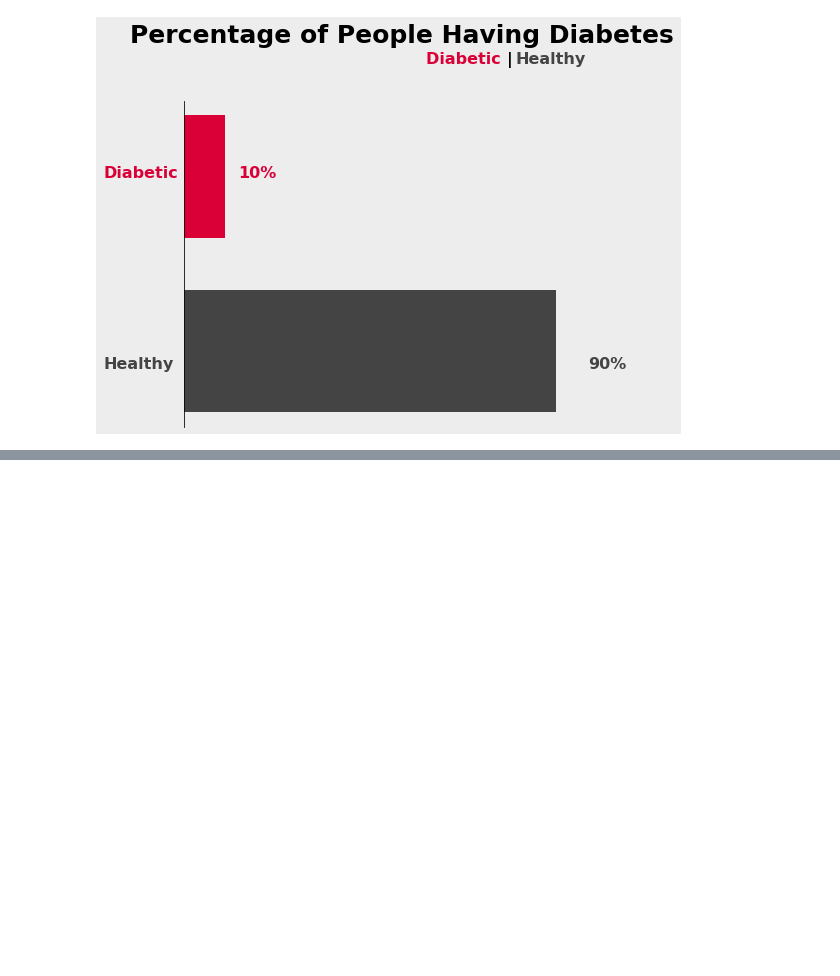
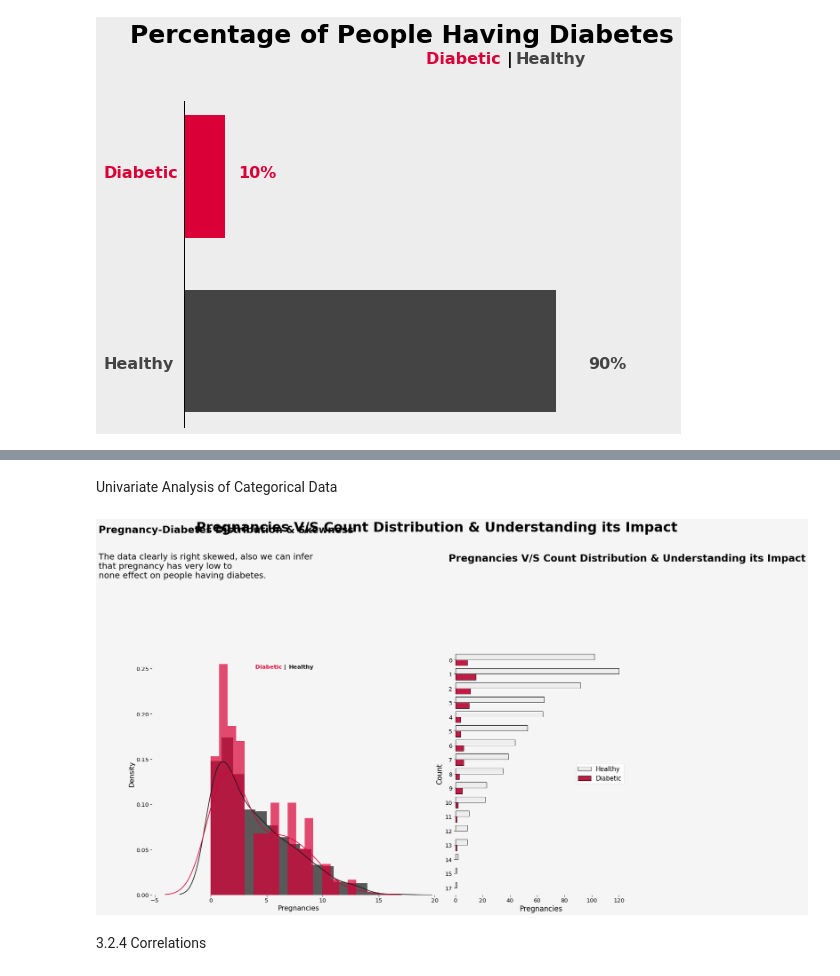
Before and after one commit to Mahmo0od/Kaggle_Diabetes, a Jupyter notebook: kaggle_Diabets3.ipynb, the cells around one changed output, grey strips where cells are left out. Cells and saved outputs as stored; diff of their text form; code cells hidden in the pictures; blank space fills up the shorter version.

```diff
--- a/kaggle_Diabets3.ipynb
+++ b/kaggle_Diabets3.ipynb
@@ -262,0 +275,56 @@ fig.show()
+# %% [markdown]
+Univariate Analysis of Categorical Data
+# %%
+fig = plt.figure(figsize = (24,18),dpi = 60)
+
+gs = fig.add_gridspec(10,24)
+gs.update(wspace = 1, hspace = 0.05)
+
+
+ax2 = fig.add_subplot(gs[2:9,:15]) #distribution plot
+ax1 = fig.add_subplot(gs[2:9,15:]) #dumbbell plot
+
+# axes list
+axes = [ ax1,ax2]
+
+# setting of axes; visibility of axes and spines turn off
+for ax in axes:
+    ax.set_facecolor('#f6f5f5')
+
+    for loc in ['left', 'right', 'top', 'bottom']:
+        ax.spines[loc].set_visible(False)
+
+fig.patch.set_facecolor('#f6f5f5')
+
+ax2.axes.get_xaxis().set_visible(True)
+ax2.axes.get_yaxis().set_visible(True)
+ax2.tick_params(labelsize=16)
+ax1.tick_params(labelsize=16)
+plt.ylabel('Count',fontdict={ 'color': 'black','size':20})
+plt.xlabel('Pregnancies',fontdict={'color': 'black','size':20})
+ax2.text(-10,0.4,'Pregnancy-Diabetes Distribution & Skewness', { 'color': 'black','weight':'bold','size':28})
+ax2.text(-10,0.35,'The data clearly is right skewed, also we can infer\nthat pregnancy has very low to\nnone effect on people having diabetes. ',{ 'color': 'black','size':24})
+ax2.text(4,0.25, 'Diabetic ', {'weight':'bold','Size': '16','weight':'bold','style':'normal', 'color':colors[3]})
+ax2.text(6.5,0.25, '|', {'color':'black' , 'size':'16', 'weight': 'bold'})
+ax2.text(7,0.25, 'Healthy', {'weight':'bold', 'Size': '16','style':'normal', 'weight':'bold','color':colors[0]})
+
+sns.distplot(df.loc[df['Outcome'] == 0, "Pregnancies"],bins=17, color=colors[0], label="Healthy", hist_kws={'alpha':.7}, kde_kws={'linewidth':2},ax=ax2)
+sns.distplot(df.loc[df['Outcome'] == 1, "Pregnancies"],bins=17, color=colors[3], label="Diabetic", hist_kws={'alpha':.7}, kde_kws={'linewidth':2},ax=ax2)
+plt.ylim(0, 1)
+
+
+
+sns.countplot(y='Pregnancies',hue='Outcome',data=df,palette=sns.color_palette( palette = [colors[2],colors[3]]),linewidth=1,edgecolor=sns.color_palette(palette=['black']),ax=ax1)
+plt.legend({'Healthy':0,'Diabetic':1})
+ax1.text(-5,-6.9,'Pregnancies V/S Count Distribution & Understanding its Impact', { 'color': 'black','weight':'bold','size':28})
+ax1.text(-190,-9,'Pregnancies V/S Count Distribution & Understanding its Impact', { 'color': 'black','weight':'bold','size':38})
+ax1.axes.get_xaxis().set_visible(True)
+ax1.axes.get_yaxis().set_visible(True)
+sns.set_context("paper", font_scale=2)
+plt.ylabel('Count',fontdict={ 'color': 'black','size':20})
+plt.xlabel('Pregnancies',fontdict={ 'color': 'black','size':20})
+fig.show()
+# %% [output]
+[figure, added]
+# %% [markdown]
+3.2.4 Correlations
```
Also changed, not shown: parts of 27 cells of this notebook.
